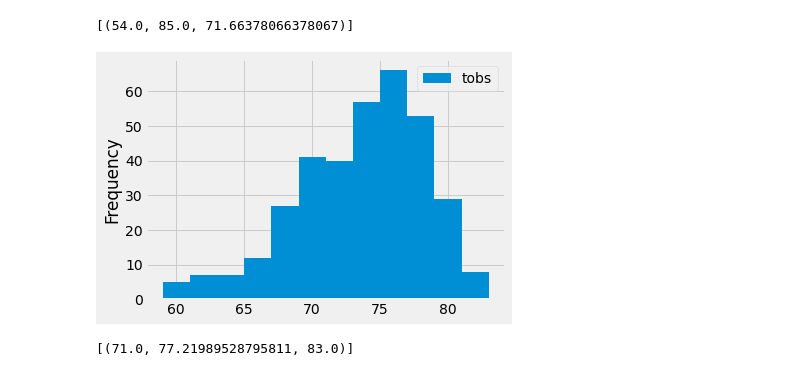
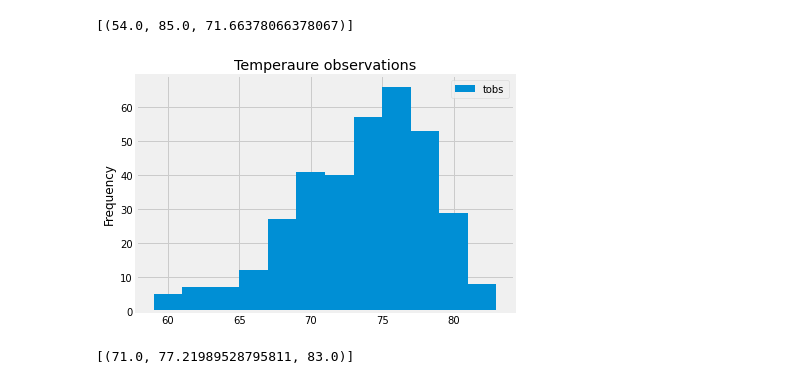
Before and after one commit to whitneylosinski/surfs_up, a Jupyter notebook: climate_analysis.ipynb, the cells around one changed output. Drawn from its saved outputs; the diff is of its cells as text; code cells hidden in the pictures.

```diff
--- a/climate_analysis.ipynb
+++ b/climate_analysis.ipynb
@@ -2,7 +2,7 @@
 # Improt dependencies
 %matplotlib inline
 from matplotlib import style
-style.use('fivethirtyeight')
+#style.use('fivethirtyeight')
 import matplotlib.pyplot as plt
 # %%
 import numpy as np
@@ -122,12 +124,13 @@ session.query(func.min(Measurement.tobs), func.max(Measurement.tobs), func.avg(M
 # %%
 # Choose the station with the highest number of temperature observations.
 # Query the last 12 months of temperature observation data for this station and plot the results as a histogram
 results = session.query(Measurement.tobs).filter(Measurement.station == 'USC00519281').filter(Measurement.date >= prev_year).all()
 df = pd.DataFrame(results, columns=['tobs'])
 df.plot.hist(bins=12)
+plt.title("Temperaure observations")
 plt.tight_layout()
 # %% [output]
-[figure, old version]
+[figure, new version]
 # %%
 # Write a function called `calc_temps` that will accept start date and end date in the format '%Y-%m-%d'
 # and return the minimum, average, and maximum temperatures for that range of dates
```
Also changed, not shown: parts of 1 cell of this notebook, 4 other files.
